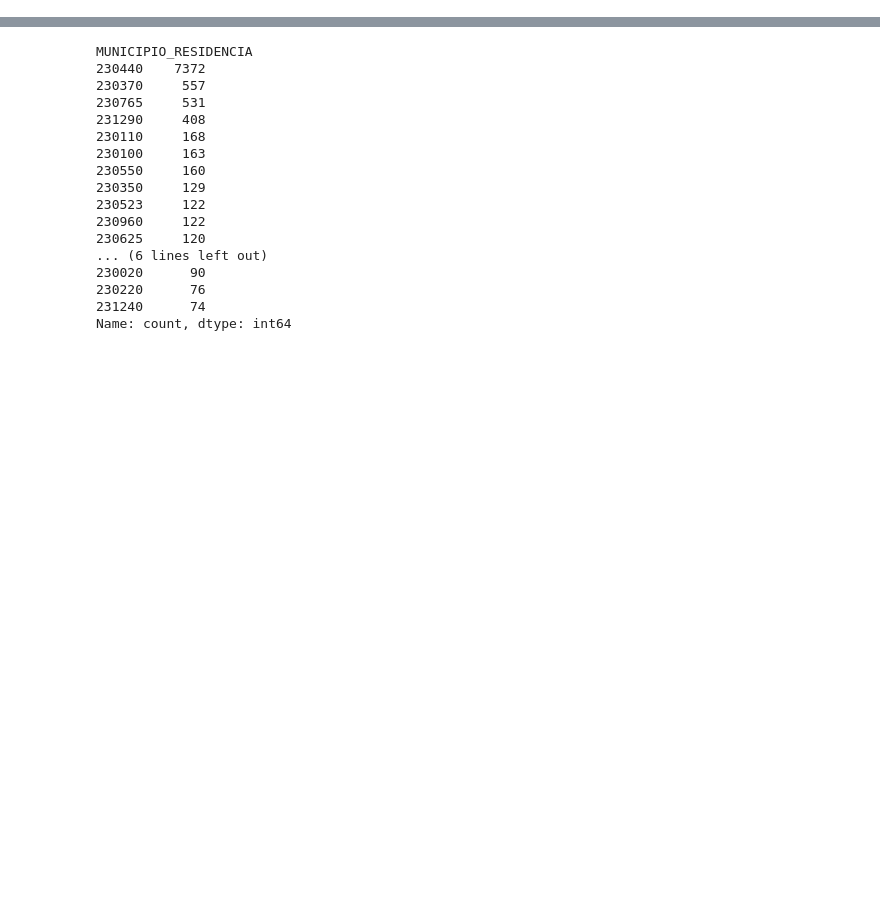
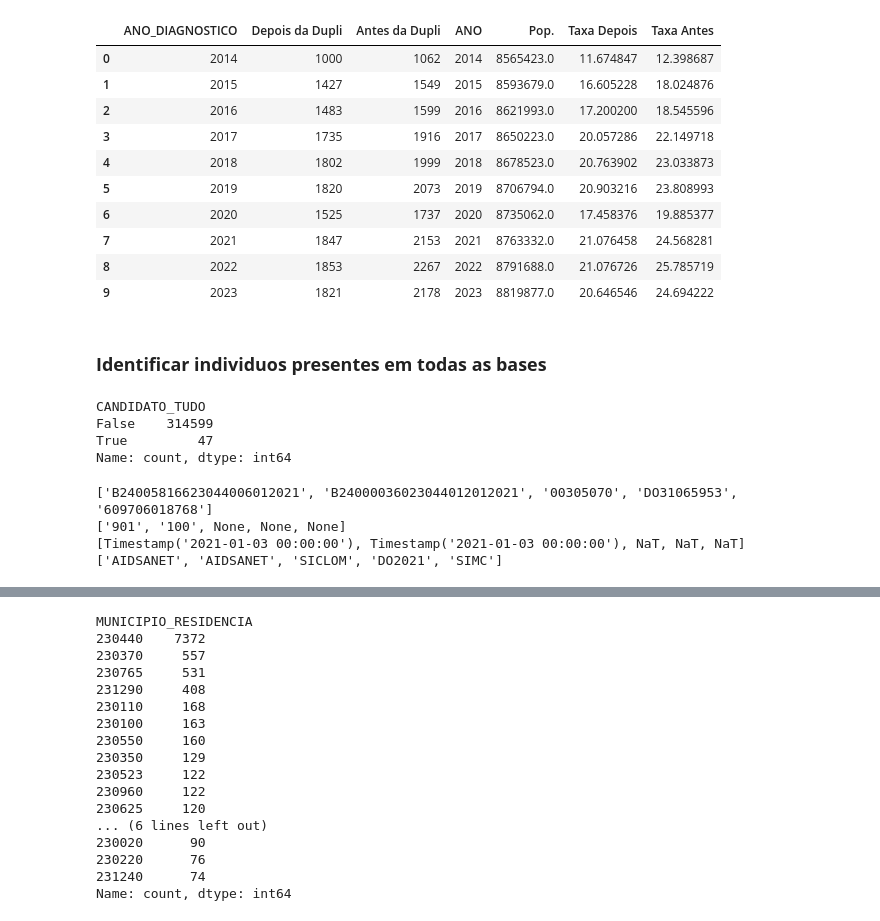
Before and after one commit to higorsmonteiro/lente-ist, a Jupyter notebook: nbs/avulso_dupli_aids.ipynb, the cells around one changed output, grey strips where cells are left out. Cells and saved outputs as stored; diff of their text form; code cells hidden in the pictures; blank space fills up the shorter version.

```diff
--- a/nbs/avulso_dupli_aids.ipynb
+++ b/nbs/avulso_dupli_aids.ipynb
@@ -25,2 +30,8 @@ warehouse_name = "ist_pessoa.db"
 
 engine = create_engine(f"sqlite:///"+str(warehouse_location.joinpath(warehouse_name)))
+# %%
+# -- Pop. Ceará
+f = lambda yy: f'proj_{yy}' if yy!=2022 else f"{yy}"
+pop_ceara = { yy: ce_geodata_df[f(yy)].sum() for yy in range(2014, 2024) }
+pop_ceara = pd.DataFrame(pop_ceara.values(), index=range(2014, 2024), columns=["Pop."] ).reset_index().rename({'index': 'ANO'}, axis=1)
+pop_ceara
@@ -180,0 +234,7 @@ sub_df[:10]
+# %%
+# -- Original
+filtro_df = pessoa_df[(pessoa_df["CRITERIO"]=='901') & (pessoa_df["MUNICIPIO_RESIDENCIA"].str.contains("^23", regex=True))]
+filtro_df["ANO_DIAGNOSTICO"] = pd.to_datetime(filtro_df["DATA_DIAGNOSTICO"]).apply(lambda x: x.year)
+contagem_original = filtro_df["ANO_DIAGNOSTICO"].value_counts().sort_index().reset_index()
+contagem_original = contagem_original[(contagem_original["ANO_DIAGNOSTICO"]>=2014) & (contagem_original["ANO_DIAGNOSTICO"]<=2023)].rename({'count': 'Antes da Dupli'}, axis=1)
+contagem_original
@@ -180,0 +258,32 @@ sub_df[:10]
+# %%
+# -- após deduplicação
+sub_df1 = sub_df.copy()
+sub_df1["INDEX"] = sub_df1["CRITERIO"].apply(lambda x: [ n for n in range(len(x)) if x[n]=='901']).apply(lambda x: min(x) if len(x)>0 else -1)
+sub_df2 = sub_df1[sub_df1["INDEX"]!=-1].copy()
+sub_df2
+sub_df2["ANO_DIAGNOSTICO"] = sub_df2[["DATA_DIAGNOSTICO", "INDEX"]].apply(lambda x: pd.to_datetime(x["DATA_DIAGNOSTICO"][x["INDEX"]]).year, axis=1)
+sub_df2["MUNICIPIO_RESIDENCIA_INDEX"] = sub_df2[["MUNICIPIO_RESIDENCIA", "INDEX"]].apply(lambda x: x["MUNICIPIO_RESIDENCIA"][x["INDEX"]], axis=1)
+dedup_count_df = sub_df2[sub_df2["MUNICIPIO_RESIDENCIA_INDEX"].str.contains("^23")]["ANO_DIAGNOSTICO"].value_counts().sort_index().reset_index()
+dedup_count_df = dedup_count_df[(dedup_count_df["ANO_DIAGNOSTICO"]>=2014) & (dedup_count_df["ANO_DIAGNOSTICO"]<=2023)].rename({'count': 'Depois da Dupli'}, axis=1)
+
+dedup_count_df1 = dedup_count_df.merge(contagem_original, on="ANO_DIAGNOSTICO", how="left")
+dedup_count_df1 = dedup_count_df1.merge(pop_ceara, left_on="ANO_DIAGNOSTICO", right_on="ANO", how="left")
+
+dedup_count_df1["Taxa Depois"] = (dedup_count_df1["Depois da Dupli"]/dedup_count_df1["Pop."])*100000
+dedup_count_df1["Taxa Antes"] = (dedup_count_df1["Antes da Dupli"]/dedup_count_df1["Pop."])*100000
+
+dedup_count_df1
+# %% [output]
+|  | ANO_DIAGNOSTICO | Depois da Dupli | Antes da Dupli | ANO | Pop. | Taxa Depois | Taxa Antes |
+| 0 | 2014 | 1000 | 1062 | 2014 | 8565423.0 | 11.674847 | 12.398687 |
+| 1 | 2015 | 1427 | 1549 | 2015 | 8593679.0 | 16.605228 | 18.024876 |
+| 2 | 2016 | 1483 | 1599 | 2016 | 8621993.0 | 17.200200 | 18.545596 |
+| 3 | 2017 | 1735 | 1916 | 2017 | 8650223.0 | 20.057286 | 22.149718 |
+| 4 | 2018 | 1802 | 1999 | 2018 | 8678523.0 | 20.763902 | 23.033873 |
+| 5 | 2019 | 1820 | 2073 | 2019 | 8706794.0 | 20.903216 | 23.808993 |
+| 6 | 2020 | 1525 | 1737 | 2020 | 8735062.0 | 17.458376 | 19.885377 |
+| 7 | 2021 | 1847 | 2153 | 2021 | 8763332.0 | 21.076458 | 24.568281 |
+| 8 | 2022 | 1853 | 2267 | 2022 | 8791688.0 | 21.076726 | 25.785719 |
+| 9 | 2023 | 1821 | 2178 | 2023 | 8819877.0 | 20.646546 | 24.694222 |
+# %% [markdown]
+### **Identificar individuos presentes em todas as bases**
@@ -180,0 +351,19 @@ sub_df[:10]
+# %%
+sub_df['CANDIDATO_TUDO'].value_counts()
+# %% [output]
+CANDIDATO_TUDO
+False    314599
+True         47
+Name: count, dtype: int64
+# %%
+sub_df[sub_df["CANDIDATO_TUDO"]==True].loc[10492]
+
+print(sub_df[sub_df["CANDIDATO_TUDO"]==True].loc[10492]['ID_DUMMY'])
+print(sub_df[sub_df["CANDIDATO_TUDO"]==True].loc[10492]['CRITERIO'])
+print(sub_df[sub_df["CANDIDATO_TUDO"]==True].loc[10492]['DATA_DIAGNOSTICO'])
+print(sub_df[sub_df["CANDIDATO_TUDO"]==True].loc[10492]['FONTE'])
+# %% [output]
+['B24005816623044006012021', 'B24000036023044012012021', '00305070', 'DO31065953', '609706018768']
+['901', '100', None, None, None]
+[Timestamp('2021-01-03 00:00:00'), Timestamp('2021-01-03 00:00:00'), NaT, NaT, NaT]
+['AIDSANET', 'AIDSANET', 'SICLOM', 'DO2021', 'SIMC']
```
Also changed, not shown: parts of 20 cells of this notebook.
